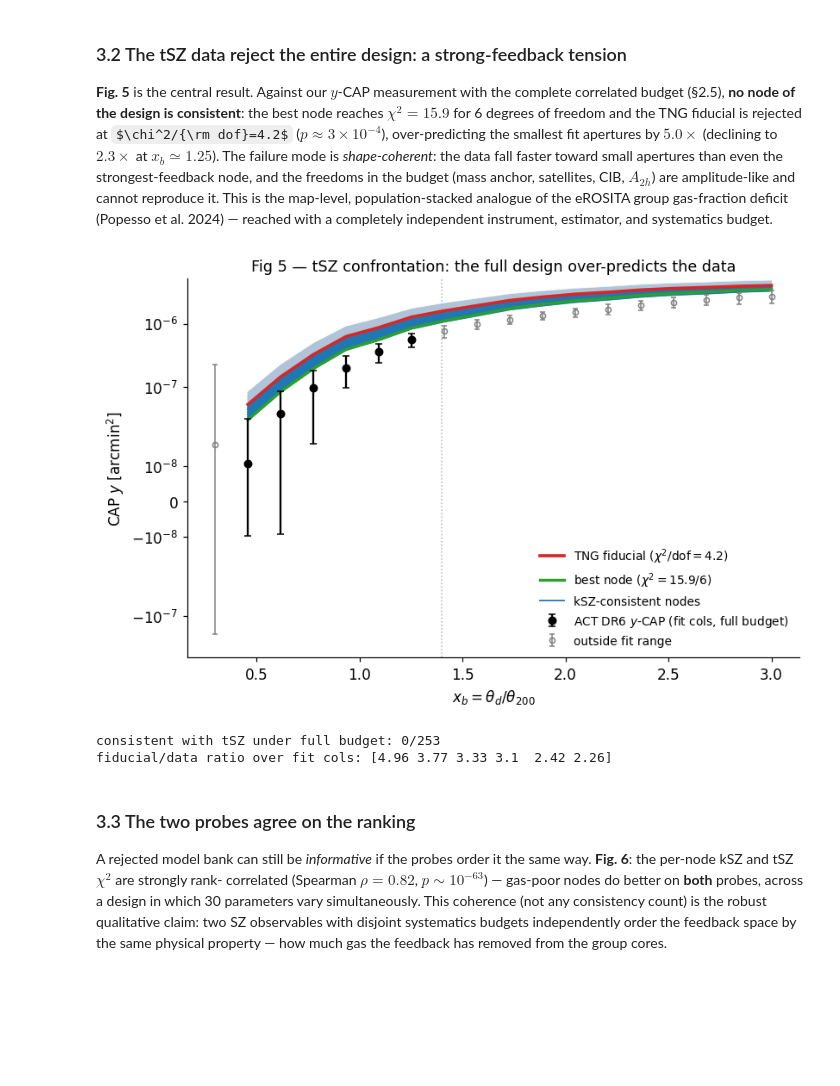
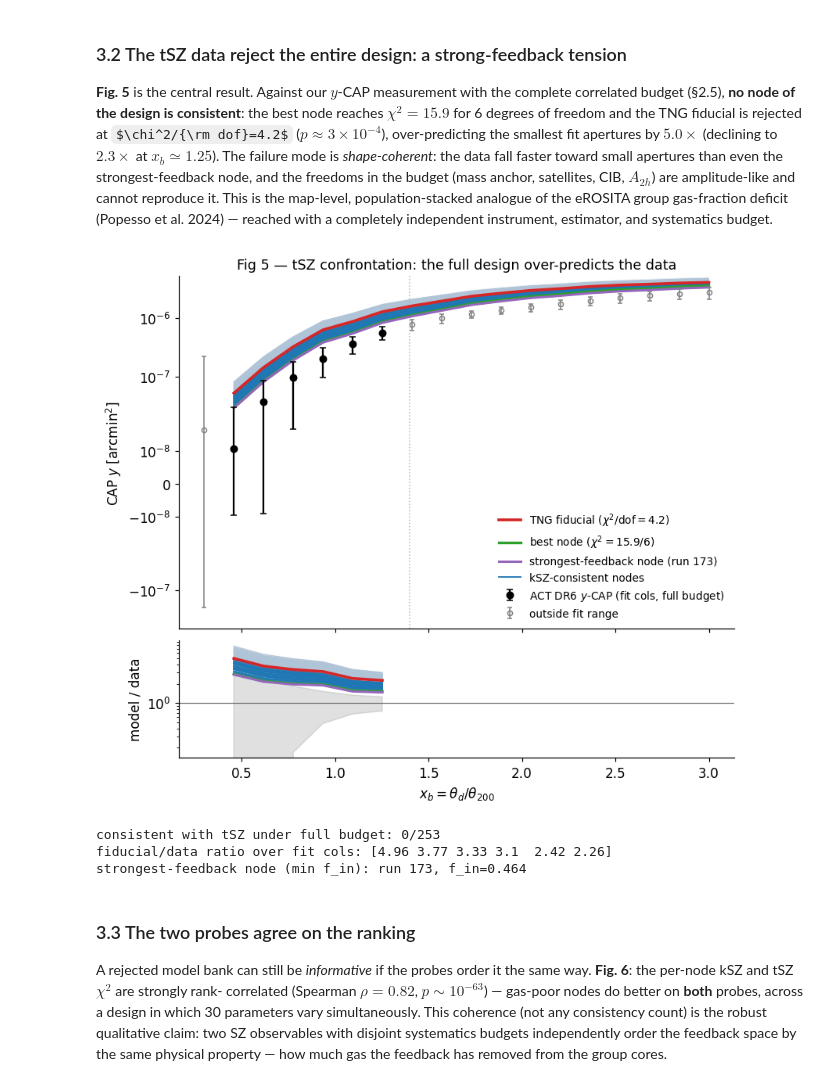
Before and after one commit to Maxelee/BIND, a Jupyter notebook: examples/paper_p4c_tsz_ksz.ipynb, the cells around one changed output. Cells and saved outputs as stored; diff of their text form; code cells hidden in the pictures; some formulas as TeX source; blank space fills up the shorter version.

```diff
--- a/examples/paper_p4c_tsz_ksz.ipynb
+++ b/examples/paper_p4c_tsz_ksz.ipynb
@@ -508,39 +529,79 @@ node_mean_y = node_mean            # from Fig 3 cell: R2 kcal f0.08, R7-correcte
 fid_y = np.nanmean(hd["fid_kcal_f0.08"], axis=0) * BIND_PIX_AREA / fcorr
 sig_disp = np.sqrt((h_data * e17**2) + np.diag(r5c_["cov_cib"]))  # display error
 
-chi2_tsz_nodes = np.load(LC / "latent_constraints.npz")["chi2_tsz"]
+lat5 = np.load(LC / "latent_constraints.npz", allow_pickle=True)
+chi2_tsz_nodes = lat5["chi2_tsz"]
 best = int(np.nanargmin(chi2_tsz_nodes))
 
-fig, ax = plt.subplots(figsize=(7.4, 4.8))
+# R2: strongest-feedback node = lowest f_in (Phase-L latent), matched into
+# the Fig-5/Fig-4 node ordering (node_ids_all) by id, not by position
+f_in = lat5["f_in"]
+strongest = int(np.nanargmin(f_in))
+run_id_strongest = int(lat5["node_ids"][strongest])
+if np.array_equal(node_ids_all, lat5["node_ids"]):
+    strongest_idx = strongest
+else:
+    print("WARNING: node_ids_all != latent_constraints node_ids; matching by id")
+    match = np.nonzero(node_ids_all == run_id_strongest)[0]
+    strongest_idx = int(match[0]) if len(match) else None
+
+fig, (ax, axr) = plt.subplots(2, 1, figsize=(7.4, 6.4), sharex=True,
+                               height_ratios=[3, 1])
 for i in range(node_mean_y.shape[0]):
     is_c = int(node_ids_all[i]) in cons_ids
     ax.plot(xb, node_mean_y[i], color=C["cons"] if is_c else C["nodes"],
             lw=1.2 if is_c else 0.5, alpha=0.9 if is_c else 0.3,
             zorder=3 if is_c else 1)
 ax.plot(xb, fid_y, color=C["fid"], lw=2.4, zorder=4,
         label=r"TNG fiducial ($\chi^2/{\rm dof}=%.1f$)" % t3m["chi2_fid_over_dof"])
 ax.plot(xb, node_mean_y[best], color=C["best"], lw=2.2, zorder=4,
         label=r"best node ($\chi^2=%.1f/%d$)" % (t3m["chi2_nodes_min_med"][0], t3m["dof"]))
+if strongest_idx is not None:
+    ax.plot(xb, node_mean_y[strongest_idx], color="#9467bd", lw=2.0, zorder=4,
+            label=f"strongest-feedback node (run {run_id_strongest})")
 ax.errorbar(xb[iv], m17[iv], sig_disp[iv], fmt="o", ms=5.5, color=C["data"], lw=1.5,
             capsize=2.5, zorder=5, label="ACT DR6 $y$-CAP (fit cols, full budget)")
 ax.errorbar(xb[~valid], m17[~valid], sig_disp[~valid], fmt="o", ms=4, mfc="none",
             color="0.5", lw=1, capsize=2, zorder=5, label="outside fit range")
 ax.plot([], [], color=C["cons"], lw=1.2, label="kSZ-consistent nodes")
 ax.axvline(XB_ONEHALO_MAX, color="0.7", ls=":", lw=1)
 ax.set_yscale("symlog", linthresh=2e-8)
-ax.set_xlabel(r"$x_b=\theta_d/\theta_{200}$")
 ax.set_ylabel(r"CAP $y$ [arcmin$^2$]")
 ax.set_title("Fig 5 — tSZ confrontation: the full design over-predicts the data")
 ax.legend(frameon=False, loc="lower right", fontsize=9)
+
+# bottom panel: model/data ratio, restricted to the fit columns (iv) --
+# data is near zero outside iv, so the ratio is not meaningful there
+band_lo = 1 - sig_disp[iv] / np.abs(m17[iv])
+band_hi = 1 + sig_disp[iv] / np.abs(m17[iv])
+axr.fill_between(xb[iv], band_lo, band_hi, color="0.6", alpha=0.3, zorder=0)
+axr.axhline(1.0, color="0.4", lw=0.8, zorder=1)
+for i in range(node_mean_y.shape[0]):
+    is_c = int(node_ids_all[i]) in cons_ids
+    axr.plot(xb[iv], node_mean_y[i][iv] / m17[iv], color=C["cons"] if is_c else C["nodes"],
+              lw=1.2 if is_c else 0.5, alpha=0.9 if is_c else 0.3,
+              zorder=3 if is_c else 1)
+axr.plot(xb[iv], fid_y[iv] / m17[iv], color=C["fid"], lw=2.4, zorder=4)
+axr.plot(xb[iv], node_mean_y[best][iv] / m17[iv], color=C["best"], lw=2.2, zorder=4)
+if strongest_idx is not None:
+    axr.plot(xb[iv], node_mean_y[strongest_idx][iv] / m17[iv], color="#9467bd", lw=2.0,
+              zorder=4)
+axr.set_yscale("log")
+axr.set_ylabel("model / data")
+axr.set_xlabel(r"$x_b=\theta_d/\theta_{200}$")
+
 fig.savefig(FIGDIR / "fig5_tsz_tension.png")
 plt.show()
 print(f"consistent with tSZ under full budget: {t3m['counts']['n_tsz_consistent']}/253")
 print("fiducial/data ratio over fit cols:",
       np.round(t3m["fid_over_data_ratio_valid"], 2))
+print(f"strongest-feedback node (min f_in): run {run_id_strongest}, "
+      f"f_in={f_in[strongest]:.3f}")
 # %% [output]
-[figure, old version]
+[figure, new version]
 consistent with tSZ under full budget: 0/253
 fiducial/data ratio over fit cols: [4.96 3.77 3.33 3.1  2.42 2.26]
+strongest-feedback node (min f_in): run 173, f_in=0.464
 # %% [markdown]
 ### 3.3  The two probes agree on the ranking
 
```
Also changed, not shown: parts of 1 cell of this notebook, 1 other file.
